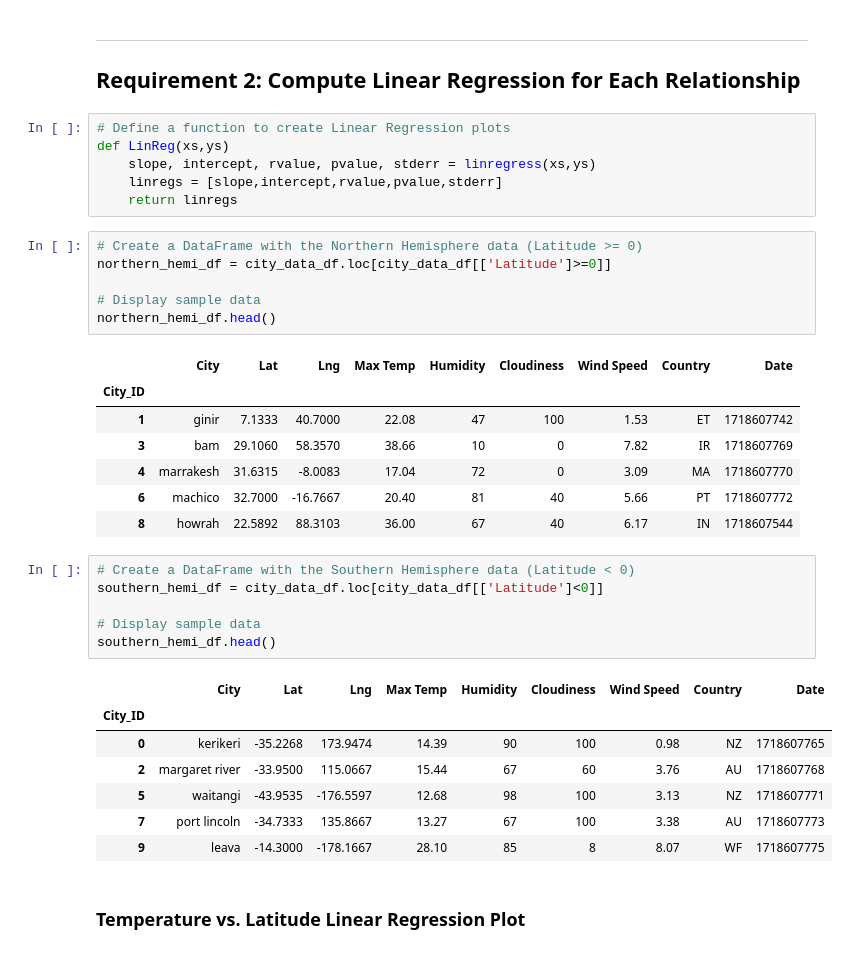
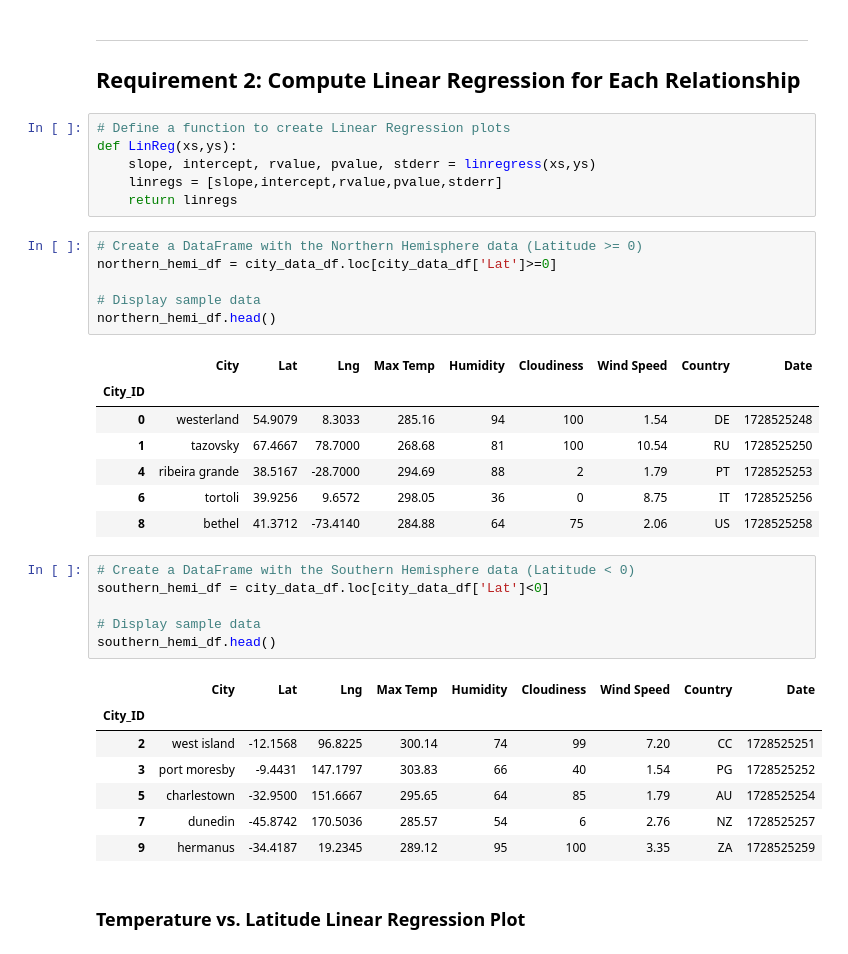
Before and after one commit to SamSims/python-api-challenge, a Jupyter notebook: WeatherPy.ipynb, the cells around one changed output. Saved outputs shown, nothing was run; the diff lists cells and outputs as text.

```diff
--- a/WeatherPy.ipynb
+++ b/WeatherPy.ipynb
@@ -274,37 +329,37 @@ plt.show()
 ## Requirement 2: Compute Linear Regression for Each Relationship
 # %%
 # Define a function to create Linear Regression plots
-def LinReg(xs,ys)
+def LinReg(xs,ys):
     slope, intercept, rvalue, pvalue, stderr = linregress(xs,ys)
     linregs = [slope,intercept,rvalue,pvalue,stderr]
     return linregs
 # %%
 # Create a DataFrame with the Northern Hemisphere data (Latitude >= 0)
-northern_hemi_df = city_data_df.loc[city_data_df[['Latitude']>=0]]
+northern_hemi_df = city_data_df.loc[city_data_df['Lat']>=0]
 
 # Display sample data
 northern_hemi_df.head()
 # %% [output]
 |  | City | Lat | Lng | Max Temp | Humidity | Cloudiness | Wind Speed | Country | Date |
 | City_ID |  |  |  |  |  |  |  |  |  |
-| 1 | ginir | 7.1333 | 40.7000 | 22.08 | 47 | 100 | 1.53 | ET | 1718607742 |
-| 3 | bam | 29.1060 | 58.3570 | 38.66 | 10 | 0 | 7.82 | IR | 1718607769 |
-| 4 | marrakesh | 31.6315 | -8.0083 | 17.04 | 72 | 0 | 3.09 | MA | 1718607770 |
-| 6 | machico | 32.7000 | -16.7667 | 20.40 | 81 | 40 | 5.66 | PT | 1718607772 |
-| 8 | howrah | 22.5892 | 88.3103 | 36.00 | 67 | 40 | 6.17 | IN | 1718607544 |
+| 0 | westerland | 54.9079 | 8.3033 | 285.16 | 94 | 100 | 1.54 | DE | 1728525248 |
+| 1 | tazovsky | 67.4667 | 78.7000 | 268.68 | 81 | 100 | 10.54 | RU | 1728525250 |
+| 4 | ribeira grande | 38.5167 | -28.7000 | 294.69 | 88 | 2 | 1.79 | PT | 1728525253 |
+| 6 | tortoli | 39.9256 | 9.6572 | 298.05 | 36 | 0 | 8.75 | IT | 1728525256 |
+| 8 | bethel | 41.3712 | -73.4140 | 284.88 | 64 | 75 | 2.06 | US | 1728525258 |
 # %%
 # Create a DataFrame with the Southern Hemisphere data (Latitude < 0)
-southern_hemi_df = city_data_df.loc[city_data_df[['Latitude']<0]]
+southern_hemi_df = city_data_df.loc[city_data_df['Lat']<0]
 
 # Display sample data
 southern_hemi_df.head()
 # %% [output]
 |  | City | Lat | Lng | Max Temp | Humidity | Cloudiness | Wind Speed | Country | Date |
 | City_ID |  |  |  |  |  |  |  |  |  |
-| 0 | kerikeri | -35.2268 | 173.9474 | 14.39 | 90 | 100 | 0.98 | NZ | 1718607765 |
-| 2 | margaret river | -33.9500 | 115.0667 | 15.44 | 67 | 60 | 3.76 | AU | 1718607768 |
-| 5 | waitangi | -43.9535 | -176.5597 | 12.68 | 98 | 100 | 3.13 | NZ | 1718607771 |
-| 7 | port lincoln | -34.7333 | 135.8667 | 13.27 | 67 | 100 | 3.38 | AU | 1718607773 |
-| 9 | leava | -14.3000 | -178.1667 | 28.10 | 85 | 8 | 8.07 | WF | 1718607775 |
+| 2 | west island | -12.1568 | 96.8225 | 300.14 | 74 | 99 | 7.20 | CC | 1728525251 |
+| 3 | port moresby | -9.4431 | 147.1797 | 303.83 | 66 | 40 | 1.54 | PG | 1728525252 |
+| 5 | charlestown | -32.9500 | 151.6667 | 295.65 | 64 | 85 | 1.79 | AU | 1728525254 |
+| 7 | dunedin | -45.8742 | 170.5036 | 285.57 | 54 | 6 | 2.76 | NZ | 1728525257 |
+| 9 | hermanus | -34.4187 | 19.2345 | 289.12 | 95 | 100 | 3.35 | ZA | 1728525259 |
 # %% [markdown]
 ###  Temperature vs. Latitude Linear Regression Plot
```
Also changed, not shown: parts of 19 cells of this notebook, 7 other files.
